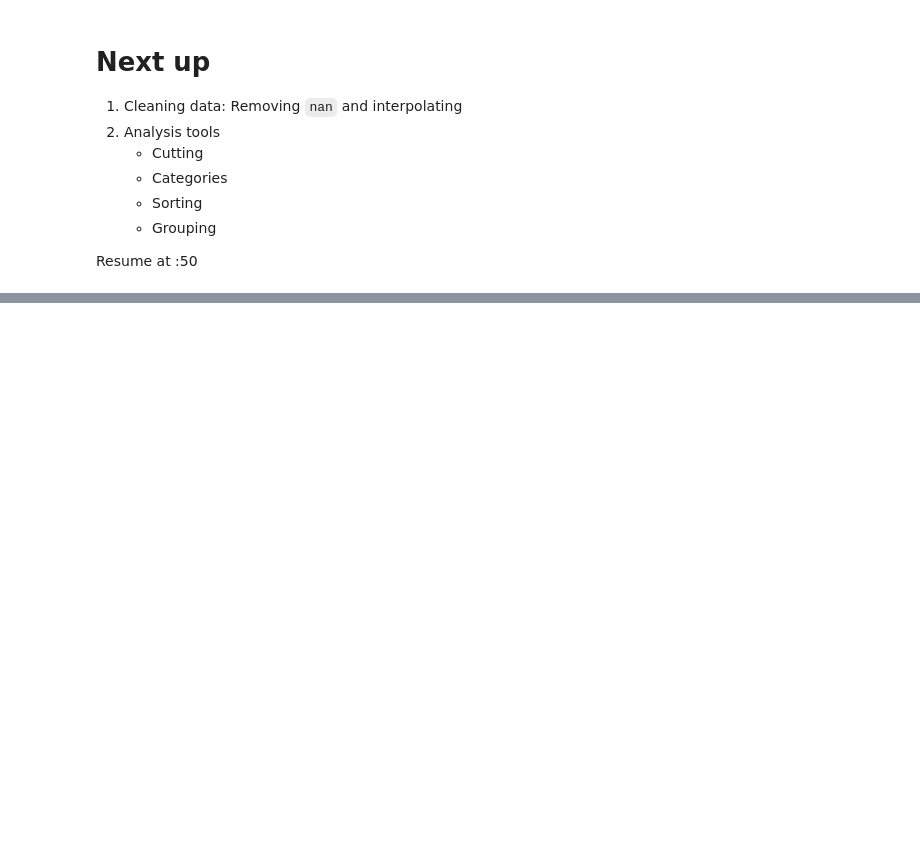
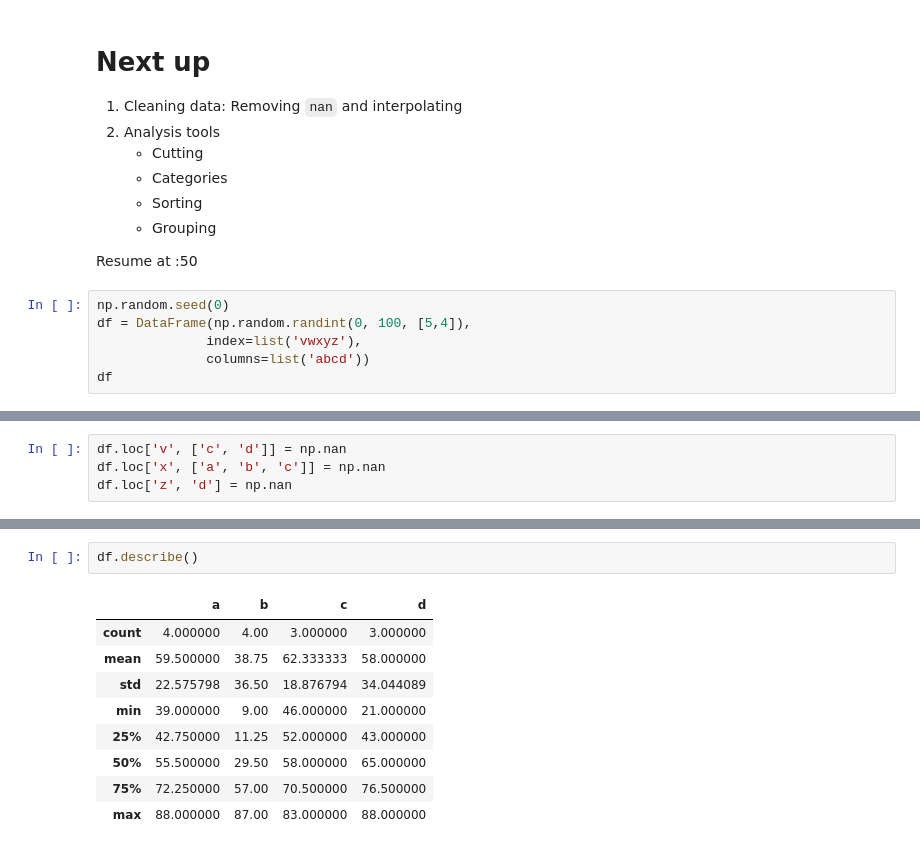
Before and after one commit to abhixz13/Cisco-Python-Training, a Jupyter notebook: Cisco-2022-06June-08-analytics.ipynb, the cells around one changed output, grey strips where cells are left out. Drawn from its saved outputs; the diff is of its cells as text; blank space fills up the shorter version.

```diff
--- a/Cisco-2022-06June-08-analytics.ipynb
+++ b/Cisco-2022-06June-08-analytics.ipynb
@@ -743,3 +743,9 @@ Name: state, dtype: int64
     - Grouping
 
 Resume at :50
+# %%
+np.random.seed(0)
+df = DataFrame(np.random.randint(0, 100, [5,4]),
+              index=list('vwxyz'),
+              columns=list('abcd'))
+df
@@ -745,0 +759,4 @@ Resume at :50
+# %%
+df.loc['v', ['c', 'd']] = np.nan
+df.loc['x', ['a', 'b', 'c']] = np.nan
+df.loc['z', 'd'] = np.nan
@@ -745,0 +772,12 @@ Resume at :50
+# %%
+df.describe()
+# %% [output]
+|  | a | b | c | d |
+| count | 4.000000 | 4.00 | 3.000000 | 3.000000 |
+| mean | 59.500000 | 38.75 | 62.333333 | 58.000000 |
+| std | 22.575798 | 36.50 | 18.876794 | 34.044089 |
+| min | 39.000000 | 9.00 | 46.000000 | 21.000000 |
+| 25% | 42.750000 | 11.25 | 52.000000 | 43.000000 |
+| 50% | 55.500000 | 29.50 | 58.000000 | 65.000000 |
+| 75% | 72.250000 | 57.00 | 70.500000 | 76.500000 |
+| max | 88.000000 | 87.00 | 83.000000 | 88.000000 |
```
Also changed, not shown: parts of 2 cells of this notebook.
